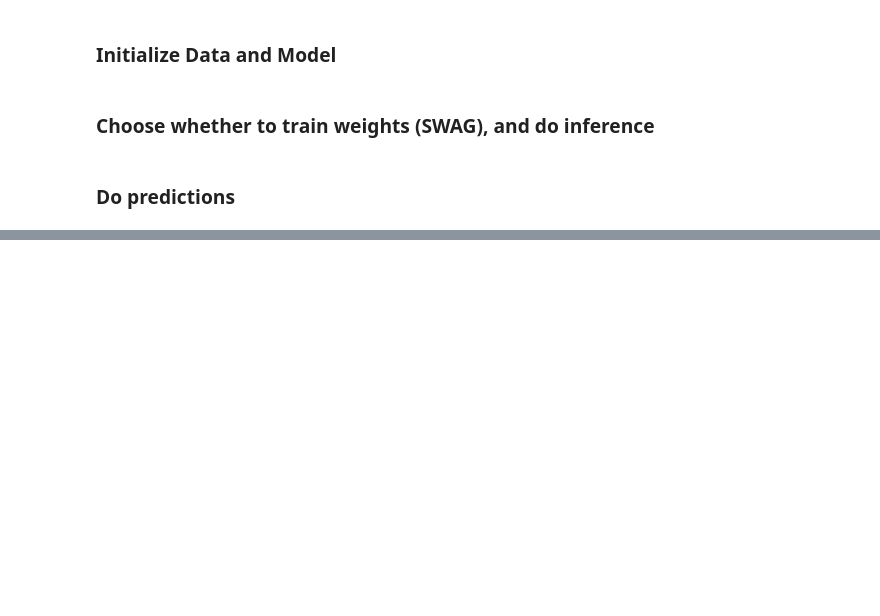
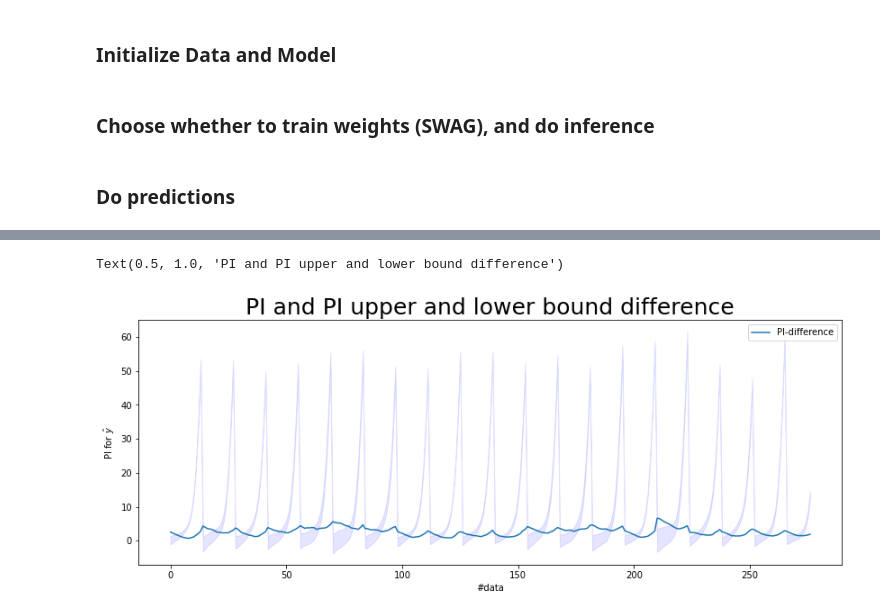
Before and after one commit to Vemundss/dt8122-2021, a Jupyter notebook: notebooks/swag.ipynb, the cells around one changed output, grey strips where cells are left out. Drawn from its saved outputs; the diff is of its cells as text; code cells hidden in the pictures; blank space fills up the shorter version.

```diff
--- a/notebooks/swag.ipynb
+++ b/notebooks/swag.ipynb
@@ -22,7 +22,7 @@ from evaluation import *
 ### Initialize Data and Model
 # %%
 # choose dataset to use
-dataset_name = 'energy_heating_load.txt'#'yacht.txt'
+dataset_name = 'yacht.txt'#'energy_heating_load.txt'#
 datasets_path = '../datasets/'
 dataset_path = datasets_path + dataset_name
 
@@ -71,9 +71,4 @@ Lpi, Upi, mu_swa, mu_pred = monte_carlo_PI(trainloader.dataset[:][0], net, theta
 
 # invert prediction normalization
 invert_normalization = lambda y: y * trainloader.dataset.stdy + trainloader.dataset.muy
-Lpi, Upi, mu_swa, mu_pred = map(invert_normalization, (Lpi, Upi, mu_swa, mu_pred))
-
-# get non-normalized y_true
-trainloader.dataset.normalize = False
-y_true = trainloader.dataset[:][1]
-trainloader.dataset.normalize = True
+Lpi, Upi, mu_swa, mu_pred, y_true = map(invert_normalization, (Lpi, Upi, mu_swa, mu_pred, trainloader.dataset[:][1]))
@@ -98,11 +94,17 @@ print(f"{rmse(y_true, mu_swa)=}, {picp(Lpi, Upi, y_true)=}, {mpiw(Lpi, Upi)=}")
 # %%
 # Plot uncertainty curve and PI difference
 # - We expect the PI to be wider where there is few data points, i.e. at the peaks of the "yatch.txt"
 # dataset, but the plot above does not seem to support this fact. However, when the graph "grows"
 # quickly, the PI width appears thin, while it in reality is actually wider.
 # This can be seen from the follow plot: I.e. that the PI difference grows near the peaks, and
 # becomes smaller near the troughs.
 fig, ax = plt.subplots(figsize=(14,5))
 ax.plot(Upi[:,0] - Lpi[:,0], label='PI-difference')
 ax.fill_between(np.arange(len(y_train)), Lpi[:,0], Upi[:,0], color='b', alpha=.1)
 ax.legend()
+plt.xlabel('#data')
+plt.ylabel('PI for $\hat{y}$')
+plt.title('PI and PI upper and lower bound difference', size=25)
+# %% [output]
+Text(0.5, 1.0, 'PI and PI upper and lower bound difference')
+[figure, added]
```
Also changed, not shown: parts of 5 cells of this notebook, 3 other files.
